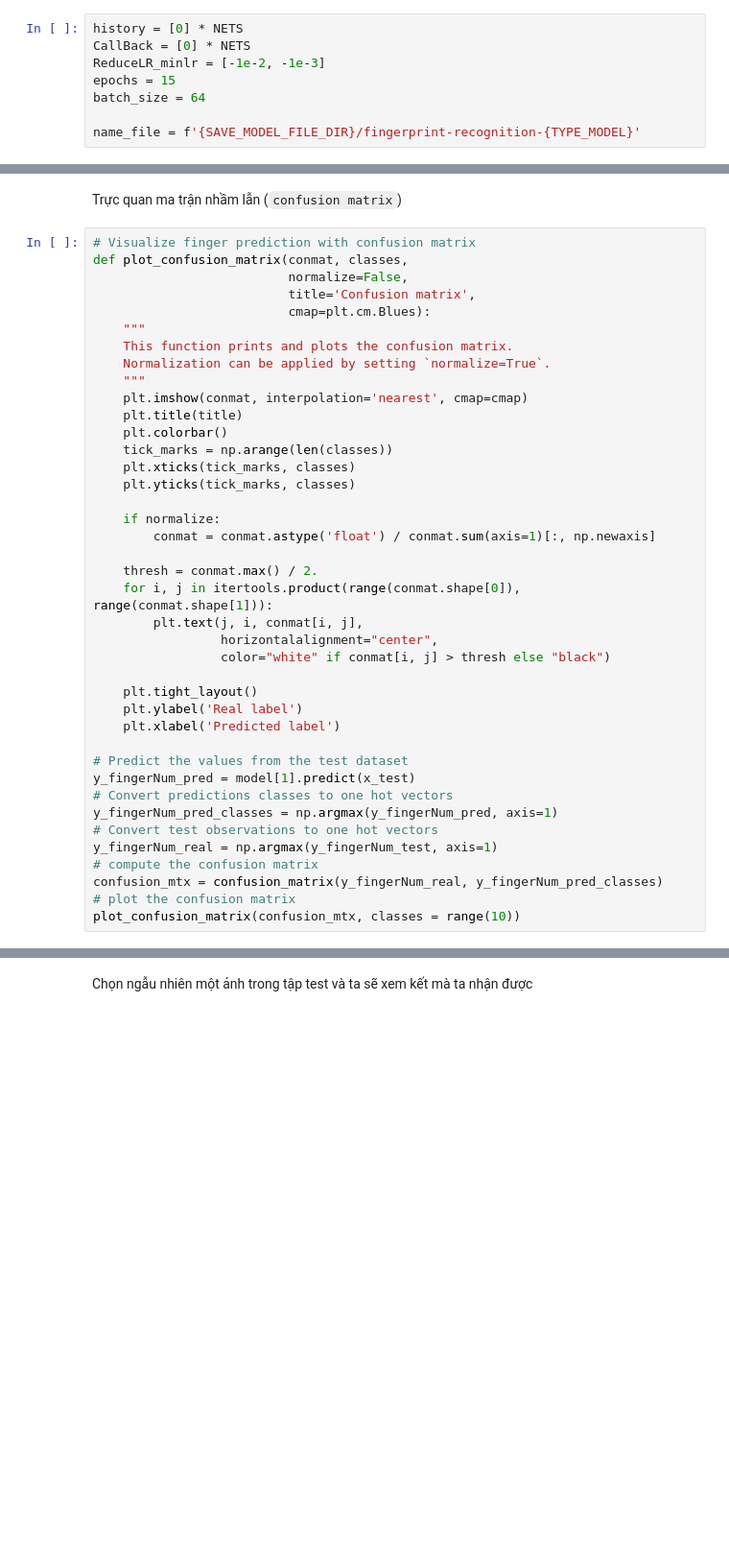
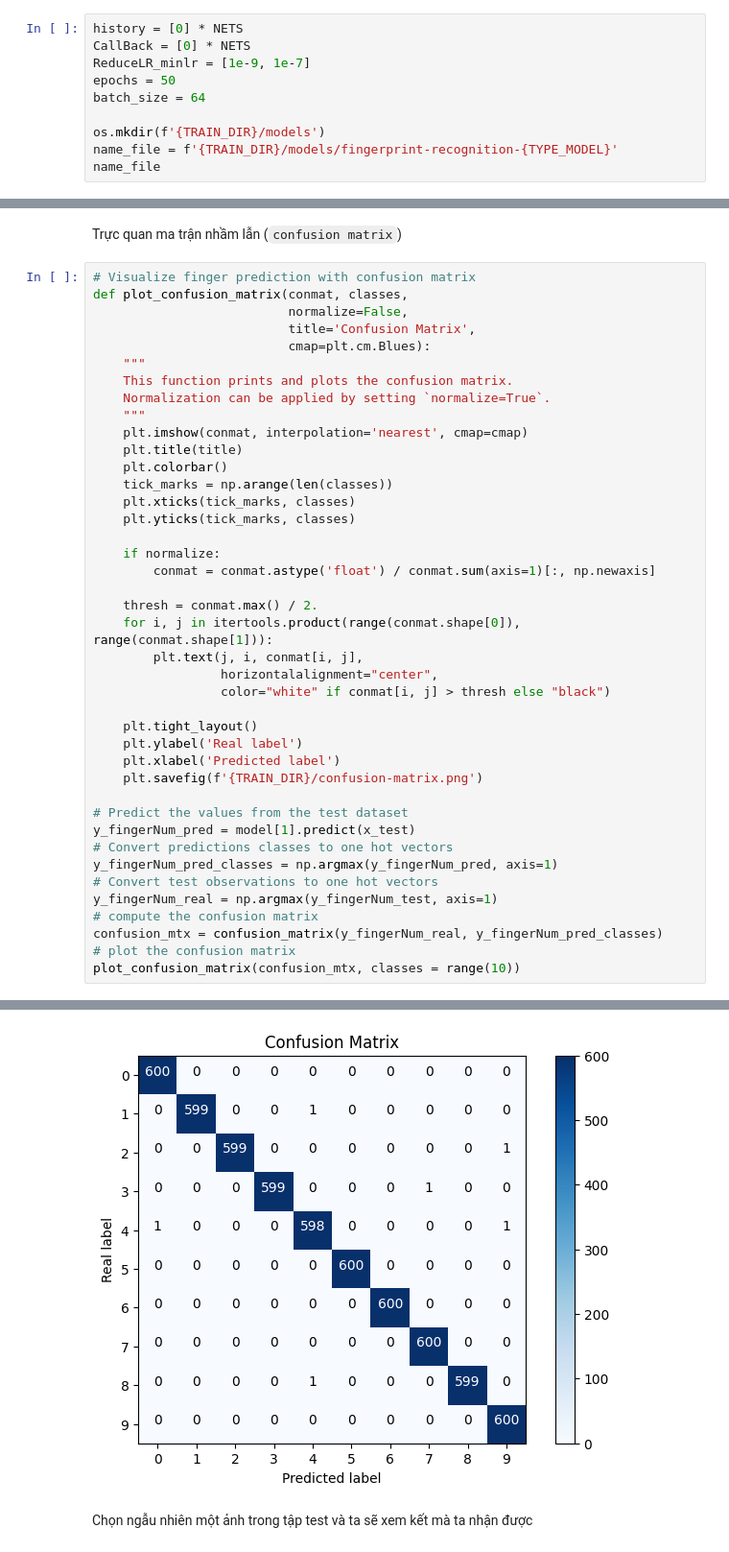
Before and after one commit to yakhimm/HW-FingerprintRecognition, a Jupyter notebook: classify.ipynb, the cells around one changed output, grey strips where cells are left out. Shown at 96% size. Saved outputs shown, nothing was run; the diff lists cells and outputs as text; blank space fills up the shorter version.

```diff
--- a/classify.ipynb
+++ b/classify.ipynb
@@ -430,8 +474,10 @@ Khởi tạo các giá trị cơ bản trước khi train
 # %%
 history = [0] * NETS
 CallBack = [0] * NETS
-ReduceLR_minlr = [-1e-2, -1e-3]
-epochs = 15
+ReduceLR_minlr = [1e-9, 1e-7]
+epochs = 50
 batch_size = 64
 
-name_file = f'{SAVE_MODEL_FILE_DIR}/fingerprint-recognition-{TYPE_MODEL}'
+os.mkdir(f'{TRAIN_DIR}/models')
+name_file = f'{TRAIN_DIR}/models/fingerprint-recognition-{TYPE_MODEL}'
+name_file
@@ -517,7 +598,7 @@ Trực quan ma trận nhầm lẫn (`confusion matrix`)
 # Visualize finger prediction with confusion matrix
 def plot_confusion_matrix(conmat, classes,
                           normalize=False,
-                          title='Confusion matrix',
+                          title='Confusion Matrix',
                           cmap=plt.cm.Blues):
     """
     This function prints and plots the confusion matrix.
@@ -542,6 +623,7 @@ def plot_confusion_matrix(conmat, classes,
     plt.tight_layout()
     plt.ylabel('Real label')
     plt.xlabel('Predicted label')
+    plt.savefig(f'{TRAIN_DIR}/confusion-matrix.png')
 
 # Predict the values from the test dataset
 y_fingerNum_pred = model[1].predict(x_test)
@@ -553,3 +635,4 @@ y_fingerNum_real = np.argmax(y_fingerNum_test, axis=1)
 confusion_mtx = confusion_matrix(y_fingerNum_real, y_fingerNum_pred_classes)
 # plot the confusion matrix
 plot_confusion_matrix(confusion_mtx, classes = range(10))
+# %% [output]
@@ -556,3 +640,4 @@ plot_confusion_matrix(confusion_mtx, classes = range(10))
+[figure, added]
 # %% [markdown]
 Chọn ngẫu nhiên một ảnh trong tập test và ta sẽ xem kết mà ta nhận được
 # %%
```
Also changed, not shown: parts of 22 cells of this notebook, 15 other files.
